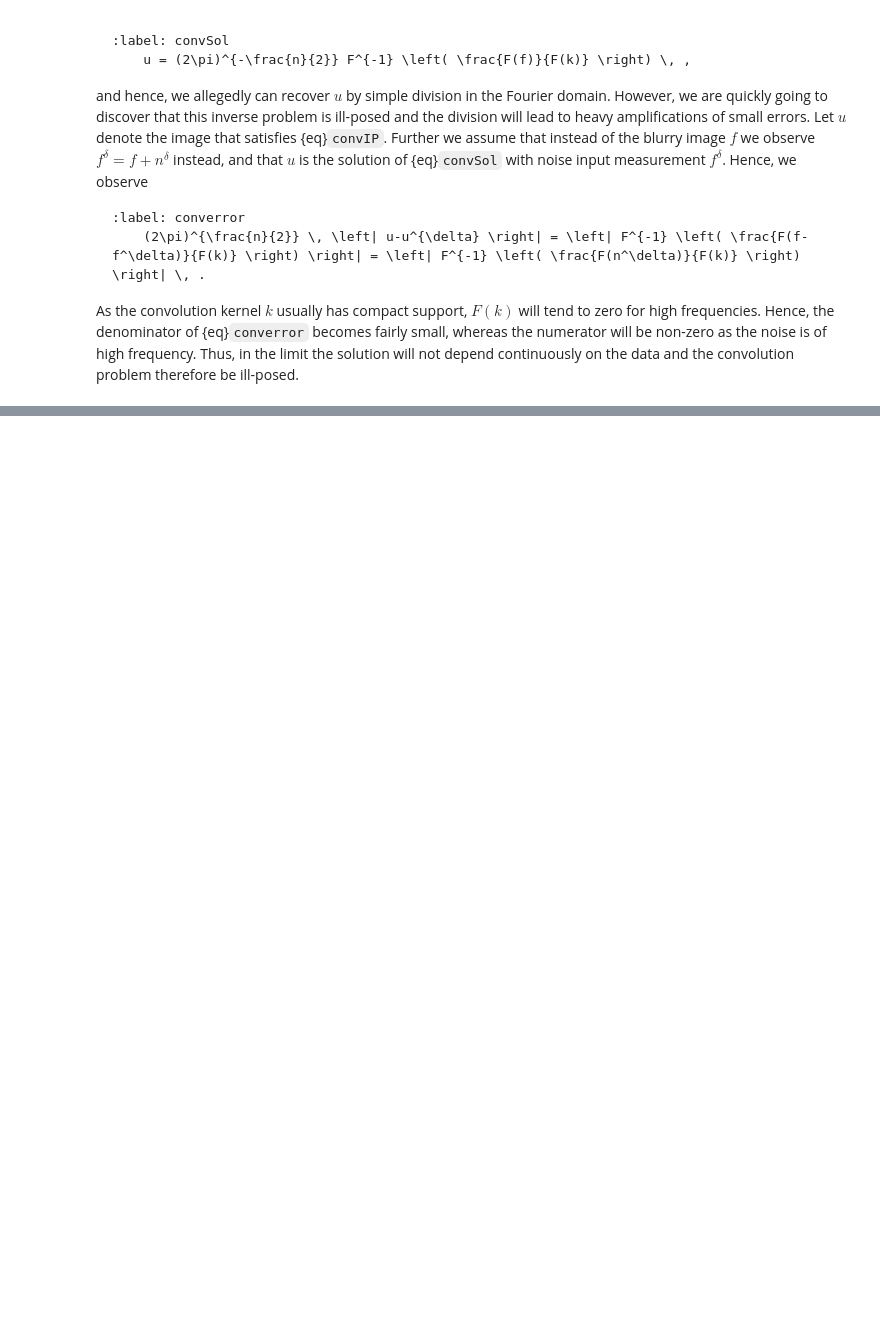
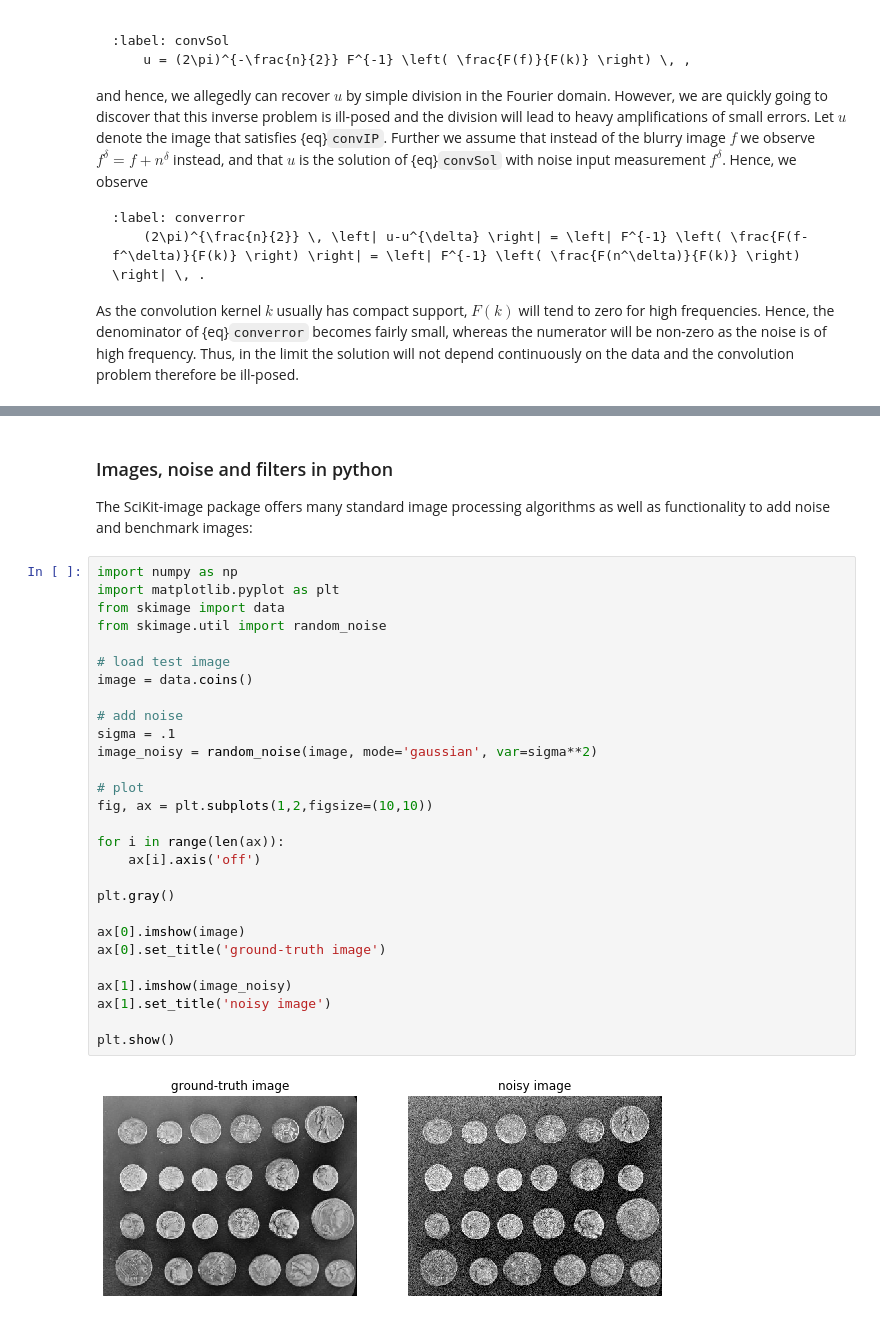
Before and after one commit to TristanvanLeeuwen/IP_and_Im_Lectures, a Jupyter notebook: image_processing.ipynb, the cells around one changed output, grey strips where cells are left out. Drawn from its saved outputs; the diff is of its cells as text; blank space fills up the shorter version.

```diff
--- a/image_processing.ipynb
+++ b/image_processing.ipynb
@@ -457,0 +494,34 @@ As the convolution kernel $k$ usually has compact support, $F(k)$ will tend to z
+# %% [markdown]
+### Images, noise and filters in python
+
+The SciKit-image package offers many standard image processing algorithms as well as functionality to add noise and benchmark images:
+# %%
+import numpy as np
+import matplotlib.pyplot as plt
+from skimage import data
+from skimage.util import random_noise
+
+# load test image
+image = data.coins()
+
+# add noise
+sigma = .1
+image_noisy = random_noise(image, mode='gaussian', var=sigma**2)
+
+# plot
+fig, ax = plt.subplots(1,2,figsize=(10,10))
+
+for i in range(len(ax)):
+    ax[i].axis('off')
+
+plt.gray()
+
+ax[0].imshow(image)
+ax[0].set_title('ground-truth image')
+
+ax[1].imshow(image_noisy)
+ax[1].set_title('noisy image')
+
+plt.show()
+# %% [output]
+[figure, added]
```
Also changed, not shown: parts of 3 cells of this notebook, 5 other files.
